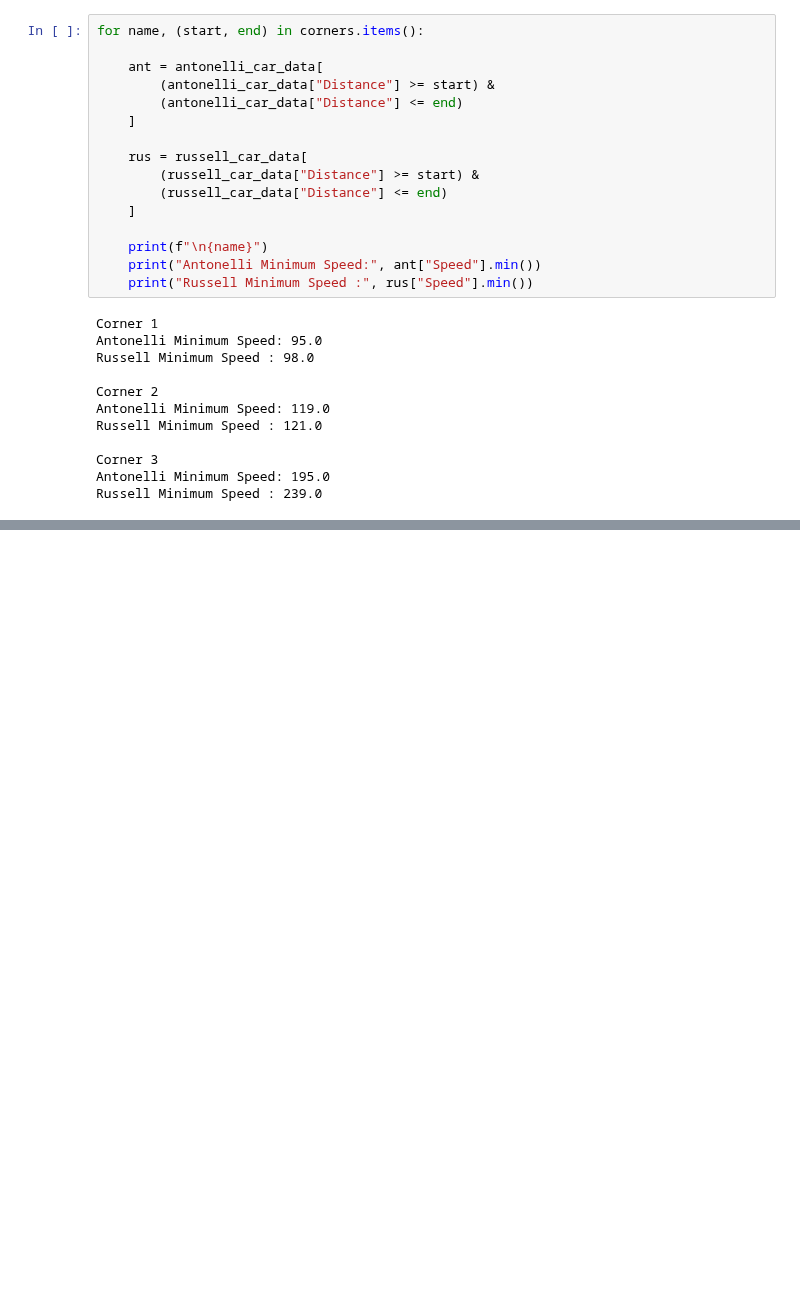
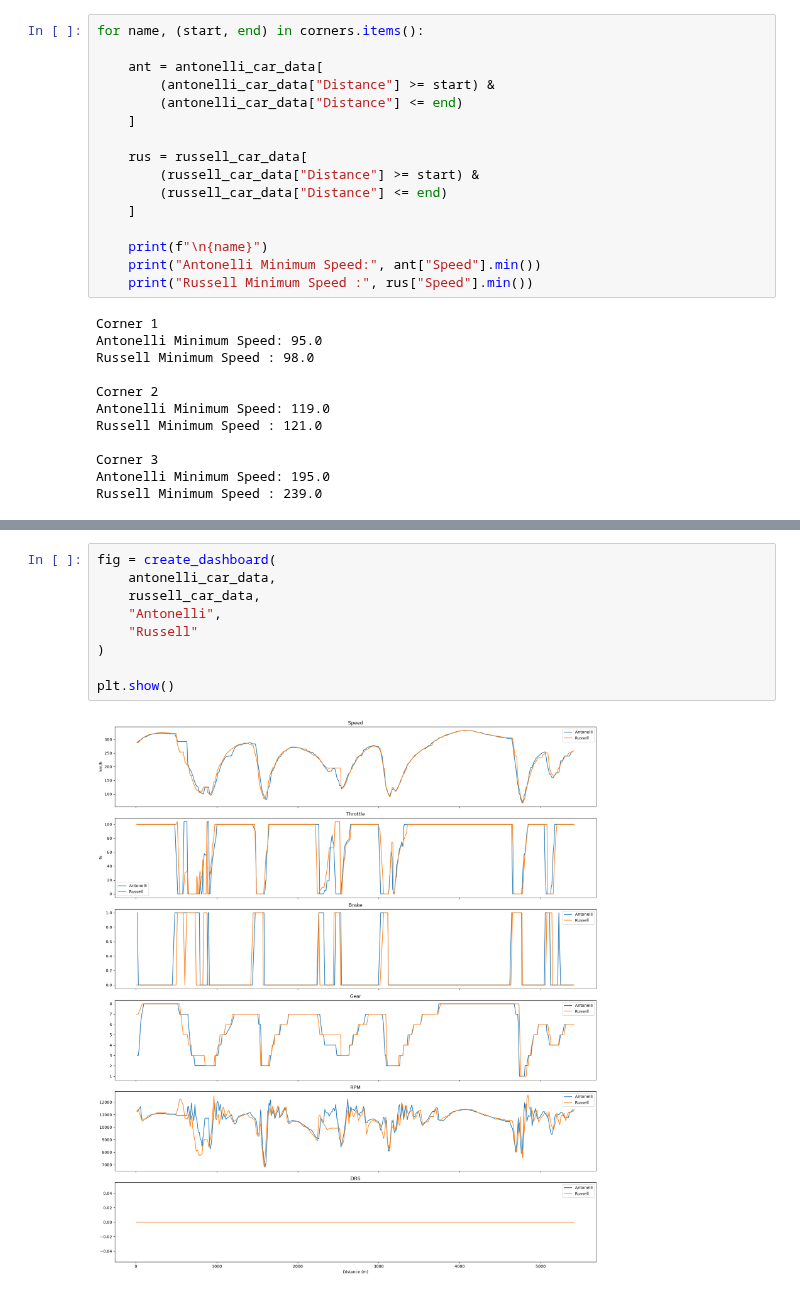
Before and after one commit to ishikajena1509/F1-Telemetry-Analysis, a Jupyter notebook: notebooks/02_china_2026_qualifying_analysis.ipynb.ipynb, the cells around one changed output, grey strips where cells are left out. Drawn from its saved outputs; the diff is of its cells as text; blank space fills up the shorter version.

```diff
--- a/notebooks/02_china_2026_qualifying_analysis.ipynb.ipynb
+++ b/notebooks/02_china_2026_qualifying_analysis.ipynb.ipynb
@@ -1317,0 +1458,11 @@ Russell Minimum Speed : 239.0
+# %%
+fig = create_dashboard(
+    antonelli_car_data,
+    russell_car_data,
+    "Antonelli",
+    "Russell"
+)
+
+plt.show()
+# %% [output]
+[figure, added]
```
Also changed, not shown: parts of 2 cells of this notebook, 4 other files.
